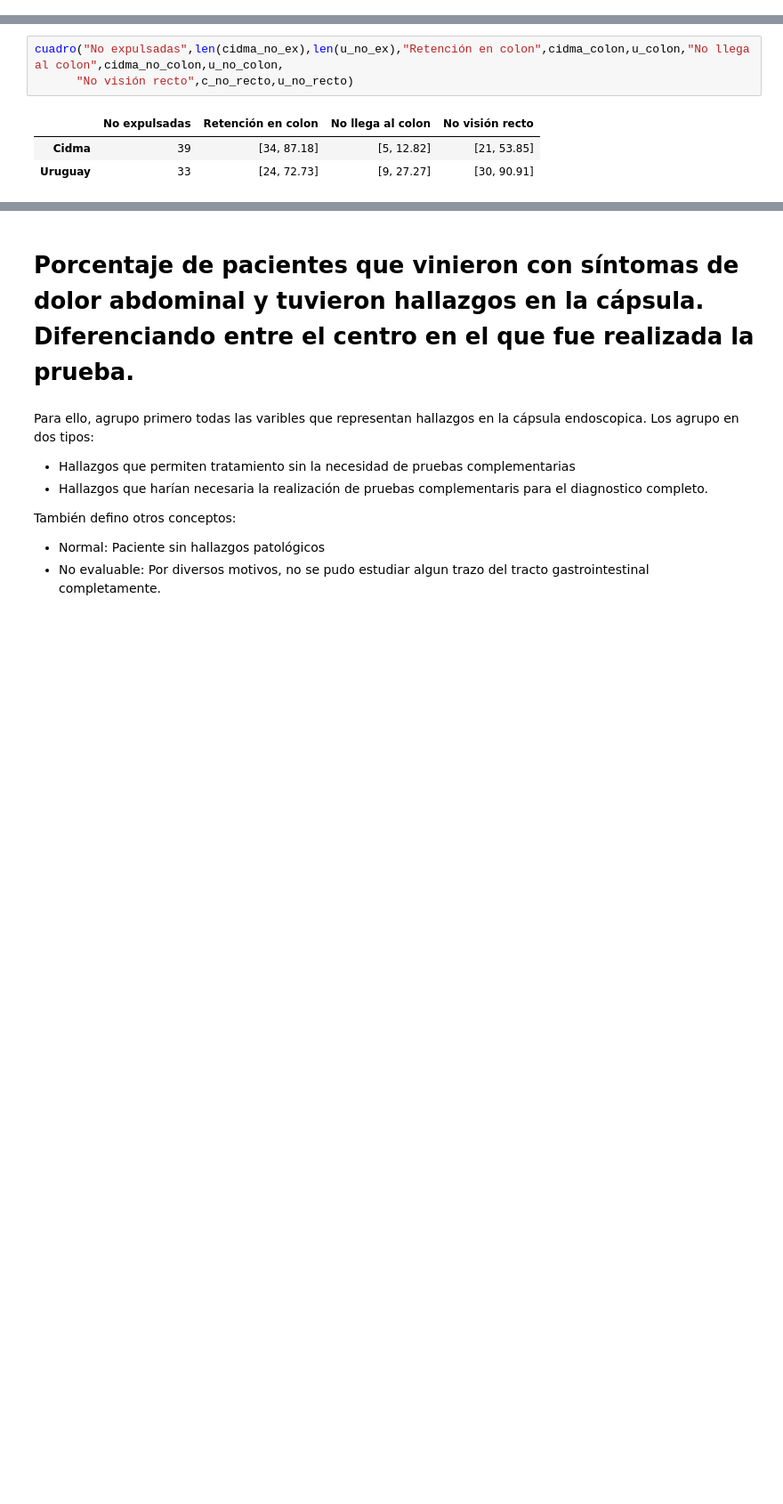
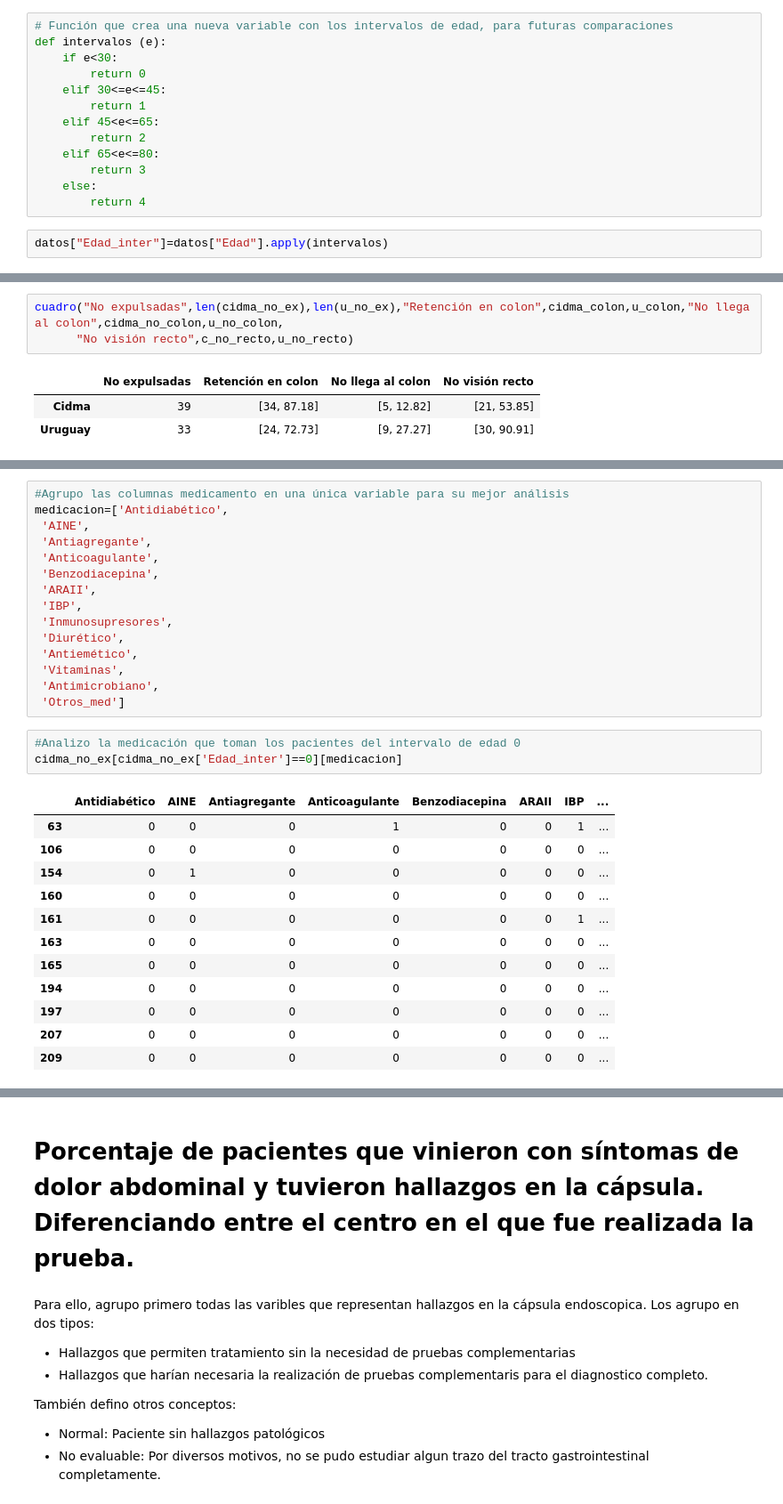
Before and after one commit to Hermenegildo12/Capsula_endoscopia, a Jupyter notebook: Capsula.ipynb, the cells around one changed output, grey strips where cells are left out. Shown at 89% size. Drawn from its saved outputs; the diff is of its cells as text; blank space fills up the shorter version.

```diff
--- a/Capsula.ipynb
+++ b/Capsula.ipynb
@@ -319,3 +308,18 @@ partida
 | CIDMA | [108, 43.03 %] | [65, 60.19 %] | [43, 39.81 %] | [27, 25.0 %] | [19, 17.59 %] | [30, 27.78 %] | [25, 23.15 %] | ... |
 | Uruguay | [143, 56.97 %] | [70, 48.95 %] | [73, 51.05 %] | [5, 3.5 %] | [9, 6.29 %] | [60, 41.96 %] | [46, 32.17 %] | ... |
 | Total | 251 | [135, 53.78 %] | [116, 46.22 %] | [32, 12.75 %] | [28, 11.16 %] | [90, 35.86 %] | [71, 28.29 %] | ... |
+# %%
+# Función que crea una nueva variable con los intervalos de edad, para futuras comparaciones
+def intervalos (e):
+    if e<30:
+        return 0
+    elif 30<=e<=45:
+        return 1
+    elif 45<e<=65:
+        return 2
+    elif 65<e<=80:
+        return 3
+    else:
+        return 4
+# %%
+datos["Edad_inter"]=datos["Edad"].apply(intervalos)
@@ -412,0 +479,31 @@ Llama la antención que el 69,8% no llega a visionar el recto.
+# %%
+#Agrupo las columnas medicamento en una única variable para su mejor análisis
+medicacion=['Antidiabético',
+ 'AINE',
+ 'Antiagregante',
+ 'Anticoagulante',
+ 'Benzodiacepina',
+ 'ARAII',
+ 'IBP',
+ 'Inmunosupresores',
+ 'Diurético',
+ 'Antiemético',
+ 'Vitaminas',
+ 'Antimicrobiano',
+ 'Otros_med']
+# %%
+#Analizo la medicación que toman los pacientes del intervalo de edad 0
+cidma_no_ex[cidma_no_ex['Edad_inter']==0][medicacion]
+# %% [output]
+|  | Antidiabético | AINE | Antiagregante | Anticoagulante | Benzodiacepina | ARAII | IBP | ... |
+| 63 | 0 | 0 | 0 | 1 | 0 | 0 | 1 | ... |
+| 106 | 0 | 0 | 0 | 0 | 0 | 0 | 0 | ... |
+| 154 | 0 | 1 | 0 | 0 | 0 | 0 | 0 | ... |
+| 160 | 0 | 0 | 0 | 0 | 0 | 0 | 0 | ... |
+| 161 | 0 | 0 | 0 | 0 | 0 | 0 | 1 | ... |
+| 163 | 0 | 0 | 0 | 0 | 0 | 0 | 0 | ... |
+| 165 | 0 | 0 | 0 | 0 | 0 | 0 | 0 | ... |
+| 194 | 0 | 0 | 0 | 0 | 0 | 0 | 0 | ... |
+| 197 | 0 | 0 | 0 | 0 | 0 | 0 | 0 | ... |
+| 207 | 0 | 0 | 0 | 0 | 0 | 0 | 0 | ... |
+| 209 | 0 | 0 | 0 | 0 | 0 | 0 | 0 | ... |
```
Also changed, not shown: parts of 19 cells of this notebook, 1 other file.
